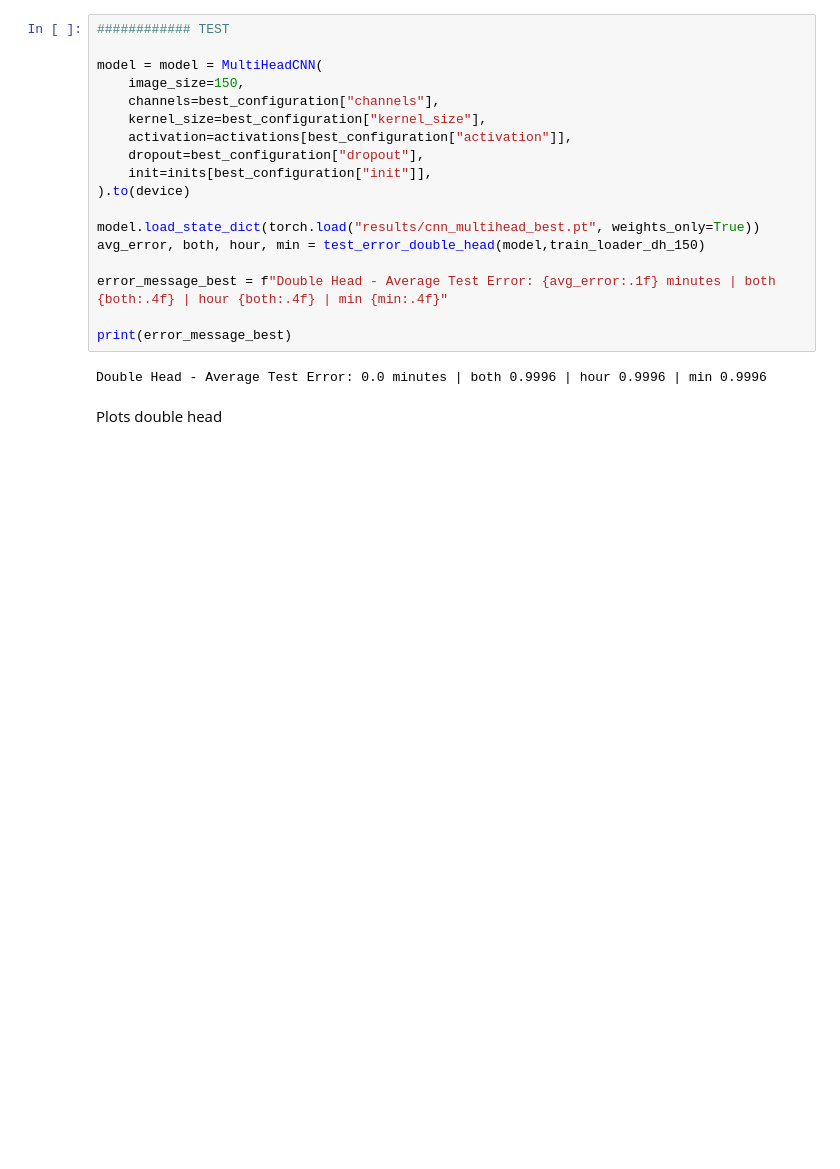
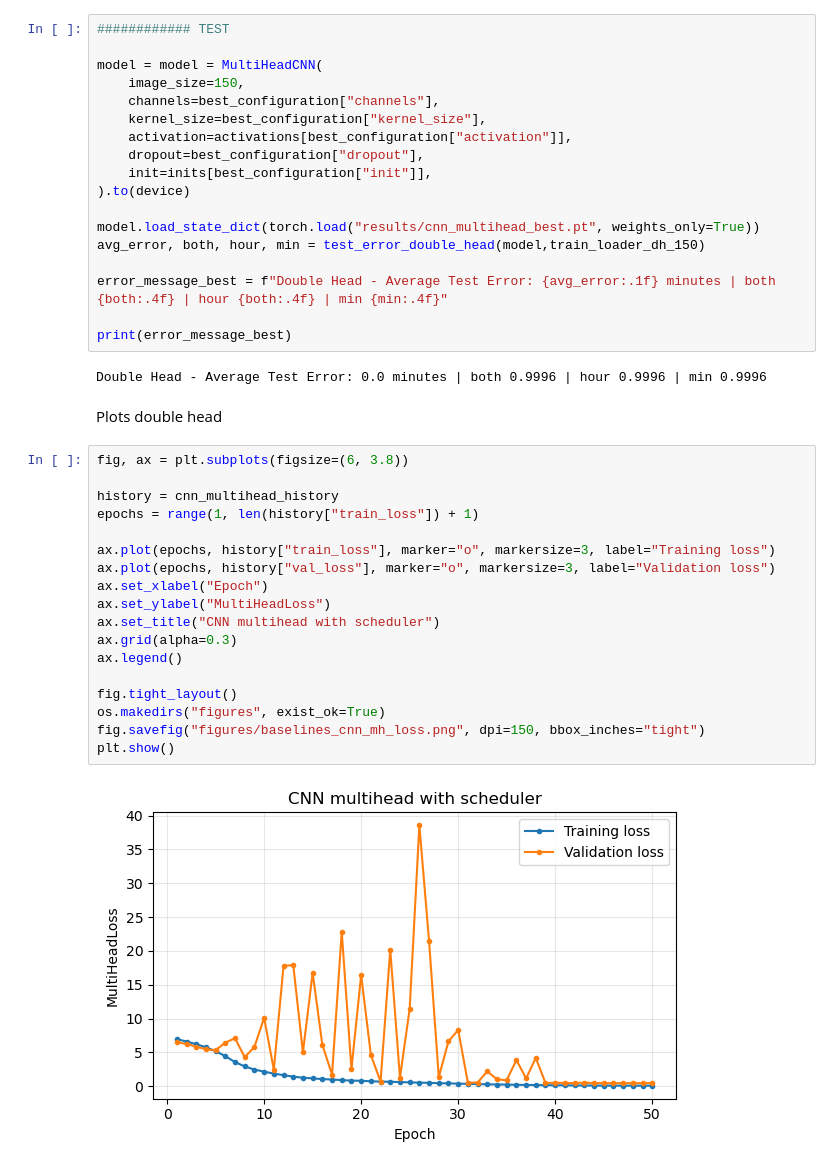
Before and after one commit to LucasNovelli/deepLearningAssignment1, a Jupyter notebook: deeplearning.ipynb, the cells around one changed output. Saved outputs shown, nothing was run; the diff lists cells and outputs as text; blank space fills up the shorter version.

Commit message:
plot and test for cnn multihead

```diff
--- a/deeplearning.ipynb
+++ b/deeplearning.ipynb
@@ -2248,3 +2248,23 @@ print(error_message_best)
 Double Head - Average Test Error: 0.0 minutes | both 0.9996 | hour 0.9996 | min 0.9996
 # %% [markdown]
 Plots double head
+# %%
+fig, ax = plt.subplots(figsize=(6, 3.8))
+
+history = cnn_multihead_history
+epochs = range(1, len(history["train_loss"]) + 1)
+
+ax.plot(epochs, history["train_loss"], marker="o", markersize=3, label="Training loss")
+ax.plot(epochs, history["val_loss"], marker="o", markersize=3, label="Validation loss")
+ax.set_xlabel("Epoch")
+ax.set_ylabel("MultiHeadLoss")
+ax.set_title("CNN multihead with scheduler")
+ax.grid(alpha=0.3)
+ax.legend()
+
+fig.tight_layout()
+os.makedirs("figures", exist_ok=True)
+fig.savefig("figures/baselines_cnn_mh_loss.png", dpi=150, bbox_inches="tight")
+plt.show()
+# %% [output]
+[figure, added]
```
Also changed, not shown: parts of 1 cell of this notebook, 1 other file.
